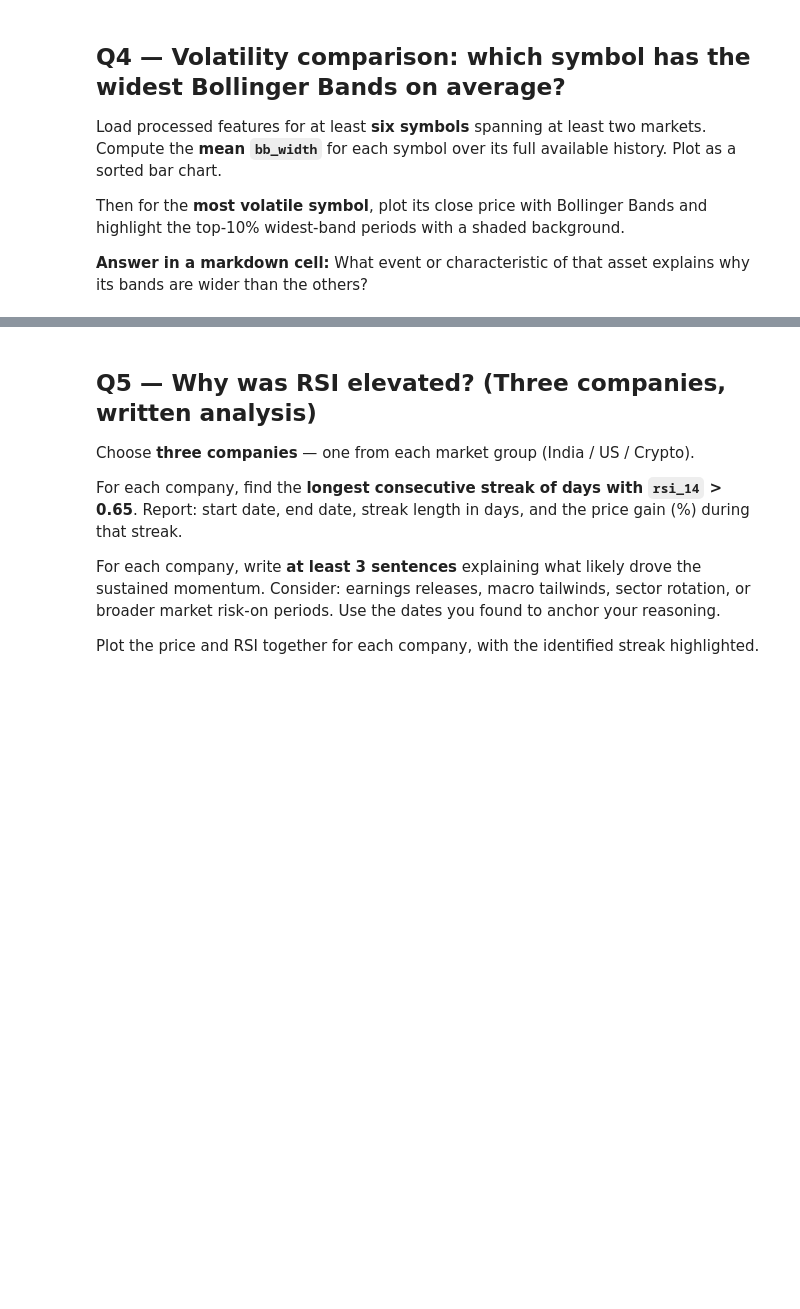
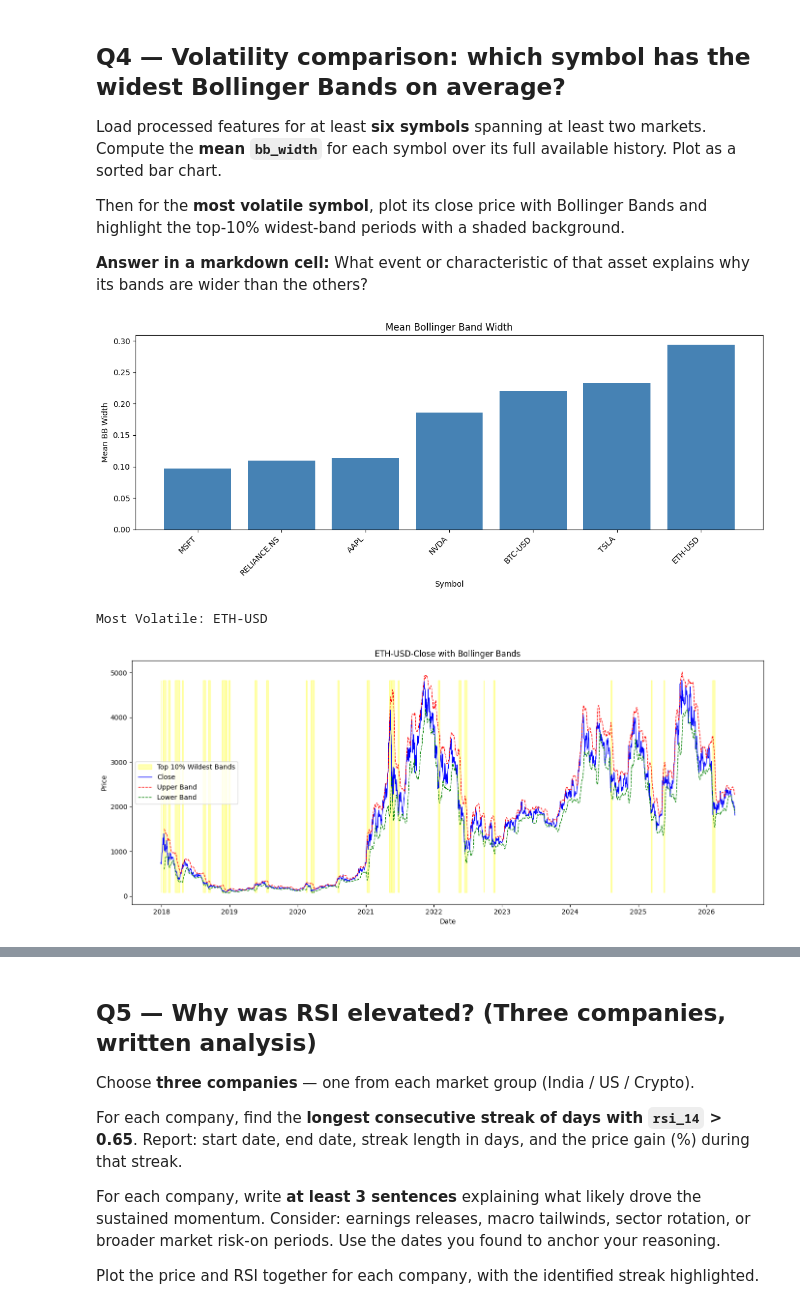
Before and after one commit to Abhinav-pro1003/SOC-Stock-Trading-With-LSTM-And-RL, a Jupyter notebook: Week2/analysis.ipynb, the cells around one changed output, grey strips where cells are left out. Cells and saved outputs as stored; diff of their text form; code cells hidden in the pictures; blank space fills up the shorter version.

```diff
--- a/Week2/analysis.ipynb
+++ b/Week2/analysis.ipynb
@@ -92,4 +338,60 @@ Then for the **most volatile symbol**, plot its close price with Bollinger Bands
 **Answer in a markdown cell:** What event or characteristic of that asset explains why its bands are wider than the others?
 # %%
 # Your code here
+symbols_q4=['AAPL','MSFT','NVDA','TSLA','BTC-USD','ETH-USD','RELIANCE.NS']
+bb_means={} #array of mean of bb_width for all symbols.
+for sym in symbols_q4:
+  try:
+    df=load_features(sym)
+    bb_means[sym]=df['bb_width'].mean()
+  except:
+    print(f'Skipping{sym}')
+
+bb_series=pd.Series(bb_means).sort_values(ascending=True) #bb_means is a dictionary which is converted to bb_series(Series)
+#PLOT 1
+plt.figure(figsize=(12,5))
+plt.bar(bb_series.index,bb_series.values,color='steelblue') #symbols-x axis,bb_means()-y axis
+plt.title('Mean Bollinger Band Width')
+plt.xlabel('Symbol')
+plt.ylabel('Mean BB Width')
+plt.xticks(rotation=45,ha='right')
+plt.tight_layout()
+plt.show()
+
+most_volatile=bb_series.idxmax() #bb_series.idxmax()-label of max value-ETH-USD
+print(f'Most Volatile: {most_volatile}')
+
+#plot 2
+df=load_features(most_volatile)
+sma20 =df['close'].rolling(20).mean()
+std20=df['close'].rolling(20).std()
+bb_upper=sma20 +2*std20
+bb_lower=sma20 -2*std20
+
+threshold=df['bb_width'].quantile(0.90) #quantile(0.90) = find the value where 90% of data is below it
+wide_band=df['bb_width']>threshold
+
+plt.figure(figsize=(14,6))
+plt.fill_between(df.index,df['close'].min(),df['close'].max(),
+                 where=wide_band,  #only where top 10% wide bands
+                 color='yellow',alpha=0.3,
+                 label='Top 10% Wildest Bands') #Yellow = bands very wide = price moving ALOT = big news happened
+plt.plot(df.index,df['close'],
+         label='Close',color='blue',linewidth=1)
+plt.plot(df.index,bb_upper,
+         label='Upper Band',color='red',linewidth=1,linestyle='--') #Red LiNE Moves above price during uptrends, When price touches red line → overbought!
+
+plt.plot(df.index,bb_lower,
+         label='Lower Band',color='green',
+         linestyle='--',linewidth=1) #Green Line Moves below price during downtrends, When price touches green line → oversold!
+plt.title(f'{most_volatile}-Close with Bollinger Bands')
+plt.xlabel('Date')
+plt.ylabel('Price')
+plt.legend()
+plt.tight_layout()
+plt.show()
+# %% [output]
+[figure, added]
+Most Volatile: ETH-USD
+[figure, added]
 # %% [markdown]
```
Also changed, not shown: parts of 17 cells of this notebook, 3 other files.
